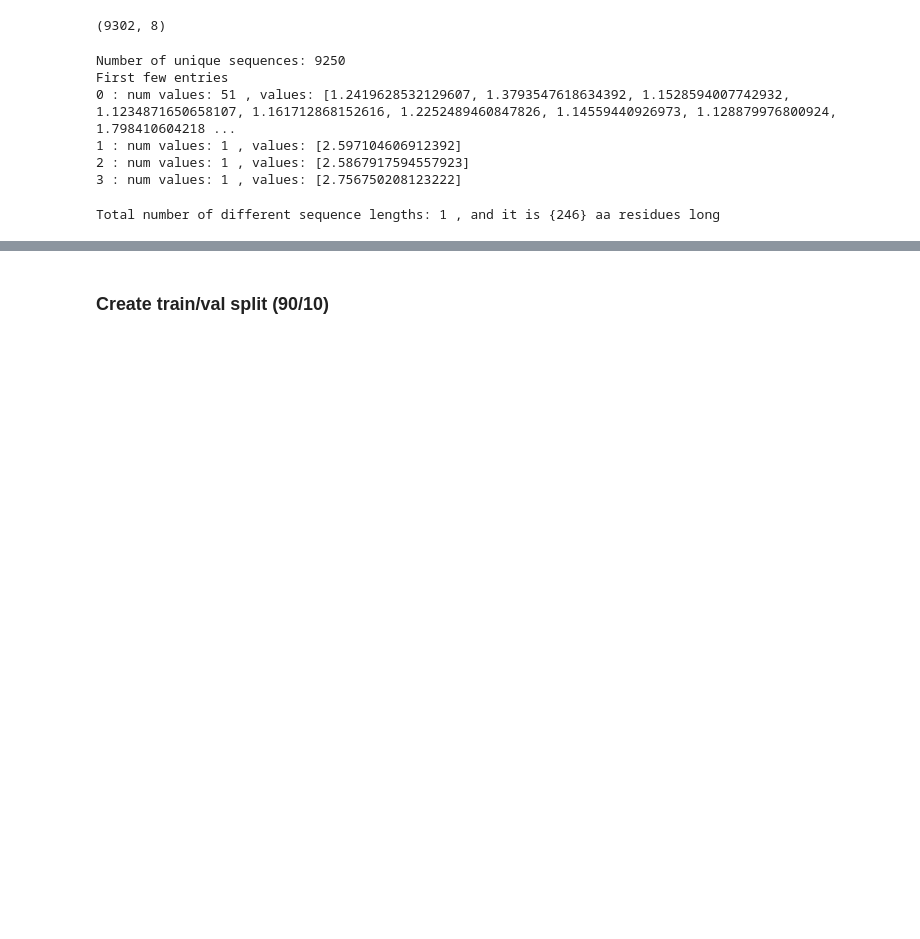
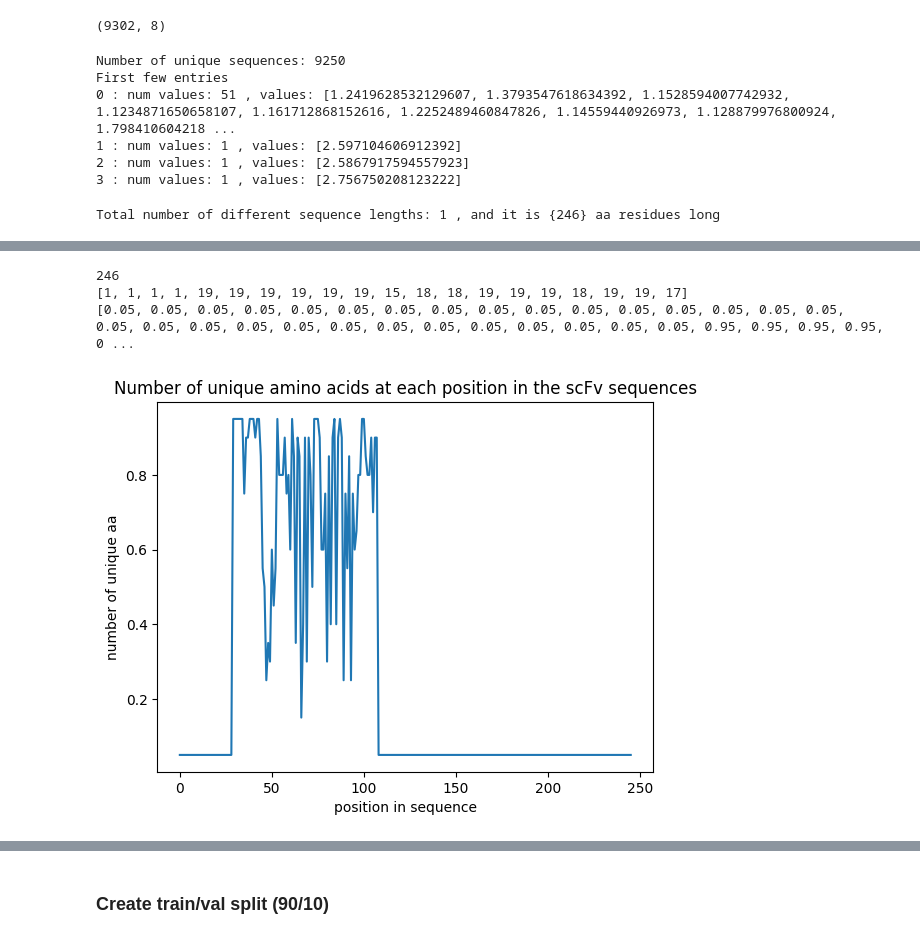
Before and after one commit to planaria158/BERT-antibody-antigen-binding-energy, a Jupyter notebook: notebooks/DataAnalysis.ipynb, the cells around one changed output, grey strips where cells are left out. Cells and saved outputs as stored; diff of their text form; code cells hidden in the pictures; blank space fills up the shorter version.

```diff
--- a/notebooks/DataAnalysis.ipynb
+++ b/notebooks/DataAnalysis.ipynb
@@ -216,0 +217,19 @@ length of mutation region: 80
+# %%
+print(len(counts))
+print(counts[25:45])
+norm_counts = [x/20 for x in counts]
+
+print(norm_counts)
+
+plt.plot(norm_counts)
+plt.xlabel('position in sequence')
+plt.ylabel('number of unique aa')
+plt.title('Number of unique amino acids at each position in the scFv sequences')
+# plt.xlim(20, 110)
+# plt.ylim(0, 20)
+pk.dump(norm_counts, open('norm_counts.pkl', 'wb'))
+# %% [output]
+246
+[1, 1, 1, 1, 19, 19, 19, 19, 19, 19, 15, 18, 18, 19, 19, 19, 18, 19, 19, 17]
+[0.05, 0.05, 0.05, 0.05, 0.05, 0.05, 0.05, 0.05, 0.05, 0.05, 0.05, 0.05, 0.05, 0.05, 0.05, 0.05, 0.05, 0.05, 0.05, 0.05, 0.05, 0.05, 0.05, 0.05, 0.05, 0.05, 0.05, 0.05, 0.05, 0.95, 0.95, 0.95, 0.95, 0 ...
+[figure, added]
```
Also changed, not shown: parts of 12 cells of this notebook, 9 other files.
